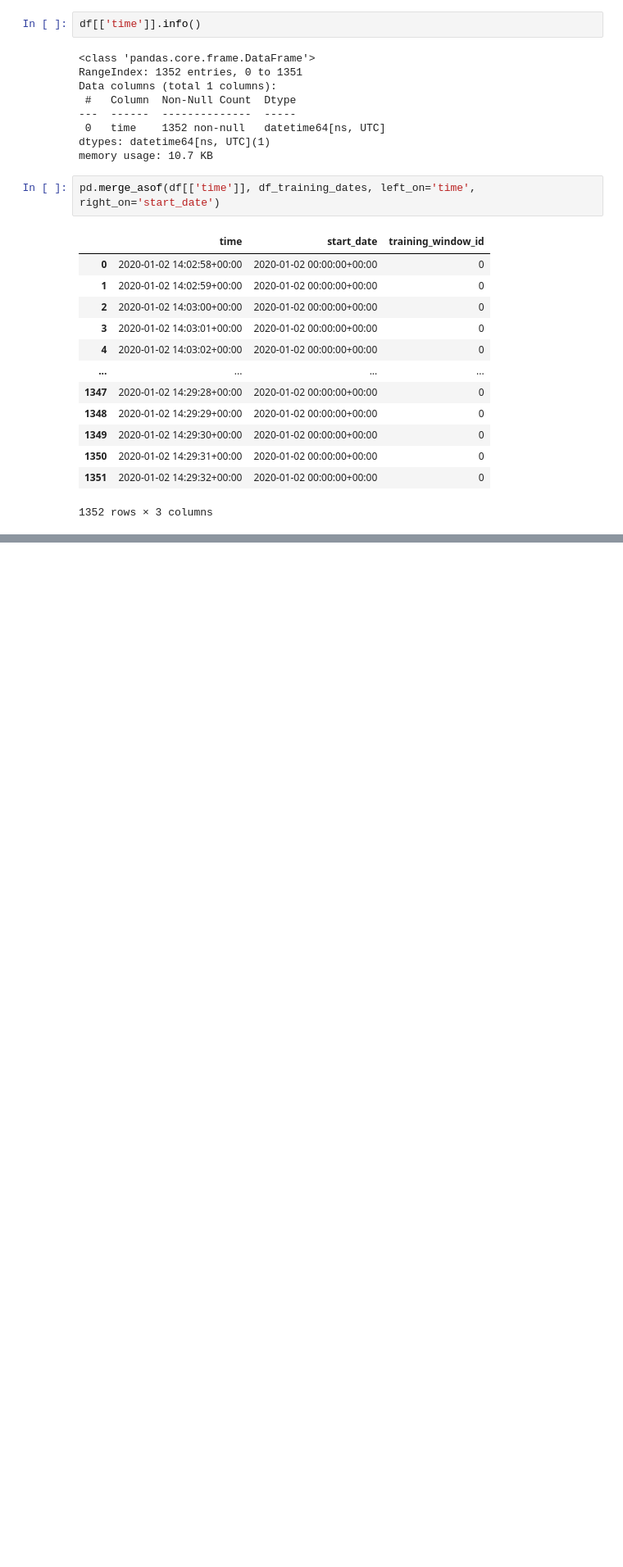
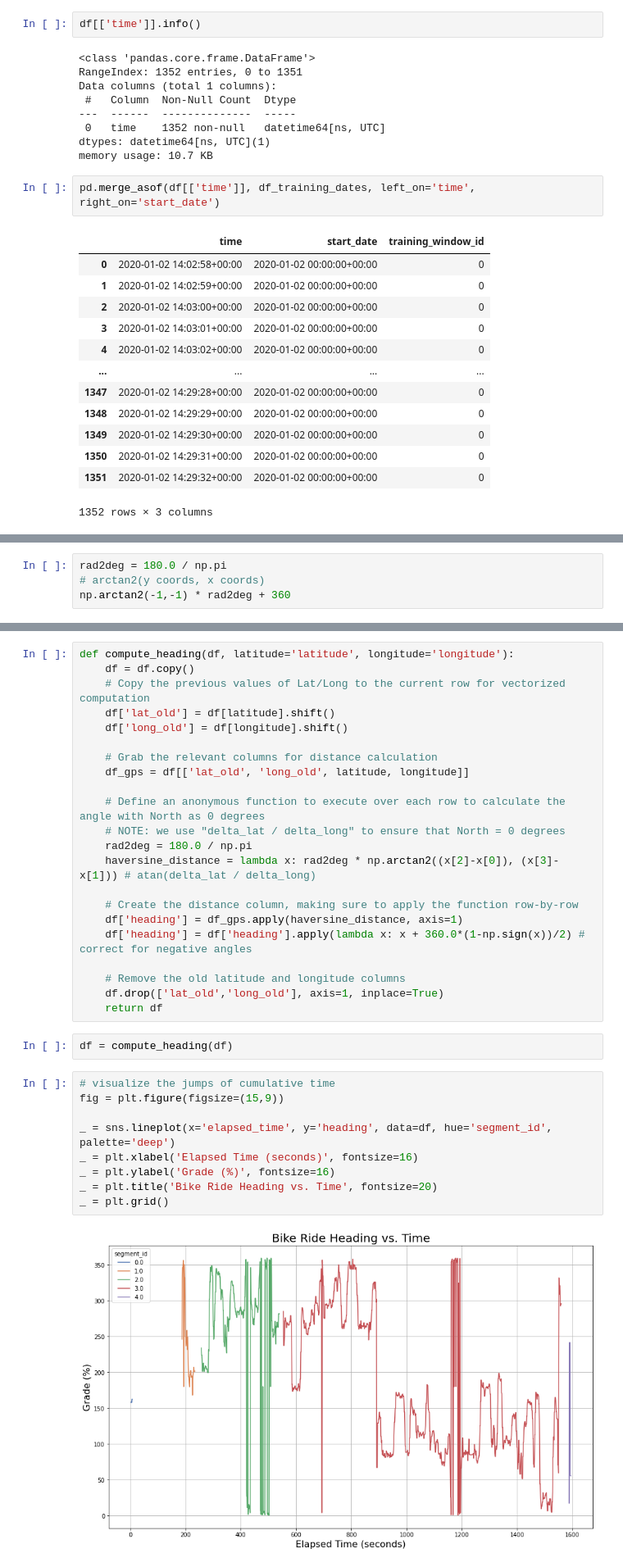
Before and after one commit to ericbauer55/strava-fitness, a Jupyter notebook: src/notebooks/3. Prototype Basic Enrichments.ipynb, the cells around one changed output, grey strips where cells are left out. Shown at 82% size. Drawn from its saved outputs; the diff is of its cells as text; blank space fills up the shorter version.

Commit message:
finished the heading prototype, though 0/360 toroidal noise exists

```diff
--- a/src/notebooks/3. Prototype Basic Enrichments.ipynb
+++ b/src/notebooks/3. Prototype Basic Enrichments.ipynb
@@ -482,0 +499,4 @@ pd.merge_asof(df[['time']], df_training_dates, left_on='time', right_on='start_d
+# %%
+rad2deg = 180.0 / np.pi
+# arctan2(y coords, x coords)
+np.arctan2(-1,-1) * rad2deg + 360
@@ -482,0 +509,35 @@ pd.merge_asof(df[['time']], df_training_dates, left_on='time', right_on='start_d
+# %%
+def compute_heading(df, latitude='latitude', longitude='longitude'):
+    df = df.copy()
+    # Copy the previous values of Lat/Long to the current row for vectorized computation
+    df['lat_old'] = df[latitude].shift()
+    df['long_old'] = df[longitude].shift()
+
+    # Grab the relevant columns for distance calculation
+    df_gps = df[['lat_old', 'long_old', latitude, longitude]]
+
+    # Define an anonymous function to execute over each row to calculate the angle with North as 0 degrees
+    # NOTE: we use "delta_lat / delta_long" to ensure that North = 0 degrees
+    rad2deg = 180.0 / np.pi
+    haversine_distance = lambda x: rad2deg * np.arctan2((x[2]-x[0]), (x[3]-x[1])) # atan(delta_lat / delta_long)
+
+    # Create the distance column, making sure to apply the function row-by-row
+    df['heading'] = df_gps.apply(haversine_distance, axis=1)
+    df['heading'] = df['heading'].apply(lambda x: x + 360.0*(1-np.sign(x))/2) # correct for negative angles
+
+    # Remove the old latitude and longitude columns
+    df.drop(['lat_old','long_old'], axis=1, inplace=True)
+    return df
+# %%
+df = compute_heading(df)
+# %%
+# visualize the jumps of cumulative time
+fig = plt.figure(figsize=(15,9))
+
+_ = sns.lineplot(x='elapsed_time', y='heading', data=df, hue='segment_id', palette='deep')
+_ = plt.xlabel('Elapsed Time (seconds)', fontsize=16)
+_ = plt.ylabel('Grade (%)', fontsize=16)
+_ = plt.title('Bike Ride Heading vs. Time', fontsize=20)
+_ = plt.grid()
+# %% [output]
+[figure, added]
```
Also changed, not shown: parts of 6 cells of this notebook.
